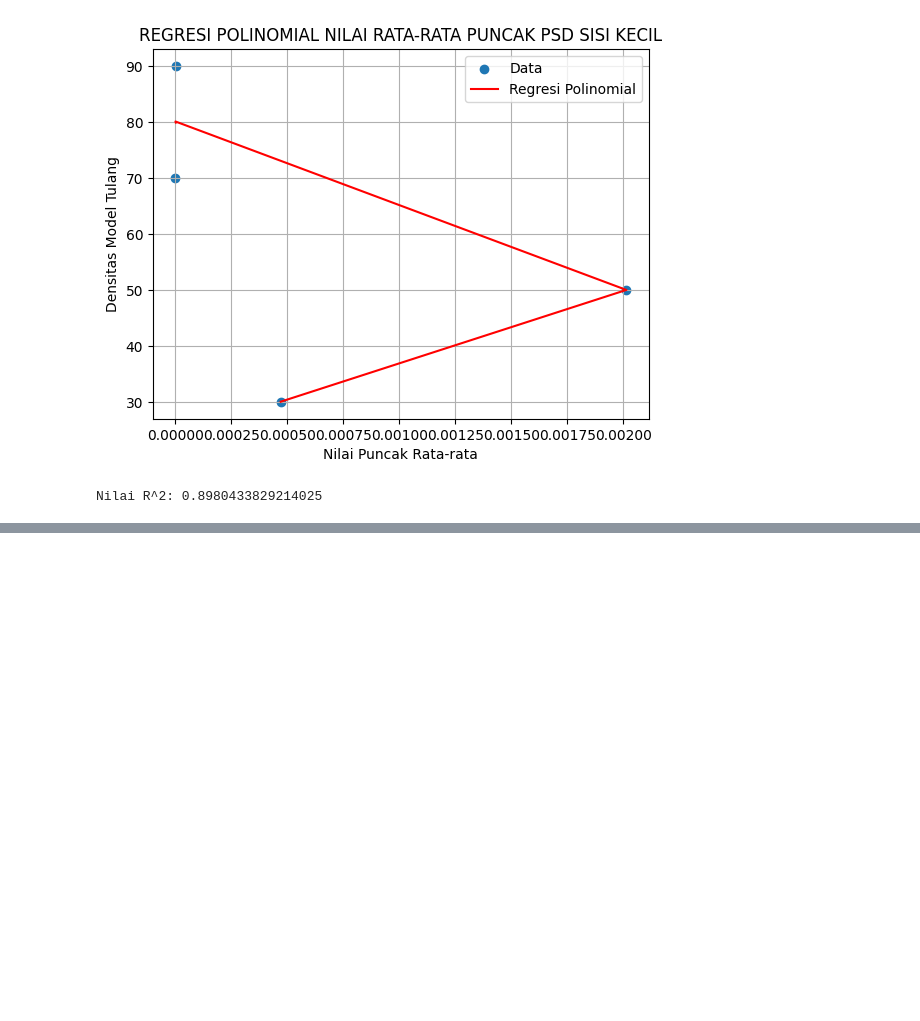
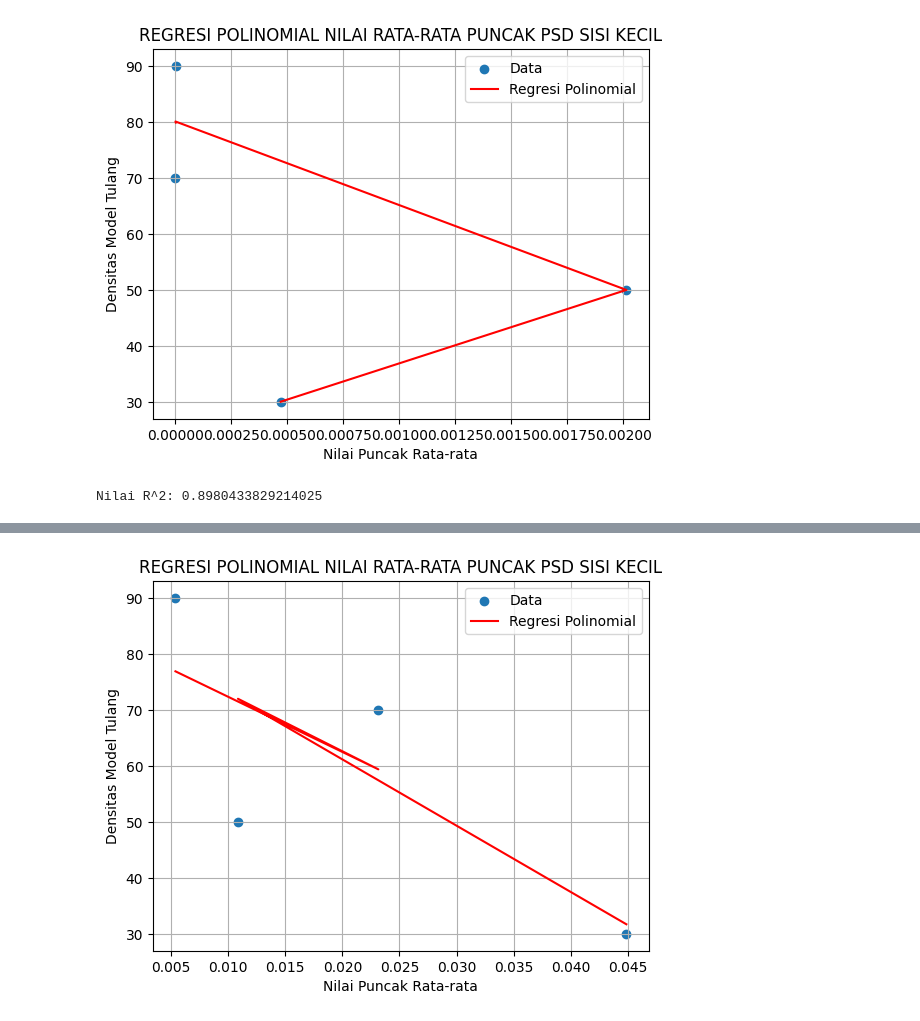
Before and after one commit to afalaudn/ta2023-boneusg, a Jupyter notebook: Data 6 Juli - Fix/Regresi Linier/Regresi-baru.ipynb, the cells around one changed output, grey strips where cells are left out. Drawn from its saved outputs; the diff is of its cells as text; code cells hidden in the pictures; blank space fills up the shorter version.

```diff
--- a/Data 6 Juli - Fix/Regresi Linier/Regresi-baru.ipynb
+++ b/Data 6 Juli - Fix/Regresi Linier/Regresi-baru.ipynb
@@ -412,0 +440,25 @@ Nilai R^2: 0.8980433829214025
+# %%
+# PLOT NILAI PSD PUNCAK SISI KECIL
+Y = np.array([30, 50, 70, 90])
+X = np.array([0.044861, 0.010857, 0.023149, 0.005385])
+
+# Membuat model regresi polinomial (contoh menggunakan polinomial derajat 2)
+coefficients = np.polyfit(X, Y, 2)
+a_2 = coefficients[0]
+a_1 = coefficients[1]
+a_0 = coefficients[2]
+
+# Membuat persamaan regresi polinomial
+regression_line = np.poly1d(coefficients)
+
+# Plot data dan regresi polinomial
+plt.scatter(X, Y, label='Data')
+plt.plot(X, regression_line(X), color='red', label='Regresi Polinomial')
+plt.xlabel('Nilai Puncak Rata-rata')
+plt.ylabel('Densitas Model Tulang')
+plt.title("REGRESI POLINOMIAL NILAI RATA-RATA PUNCAK PSD SISI KECIL")
+plt.legend()
+plt.grid(True)
+plt.show()
+# %% [output]
+[figure, added]
```
Also changed, not shown: parts of 2 cells of this notebook, 1 other file.
